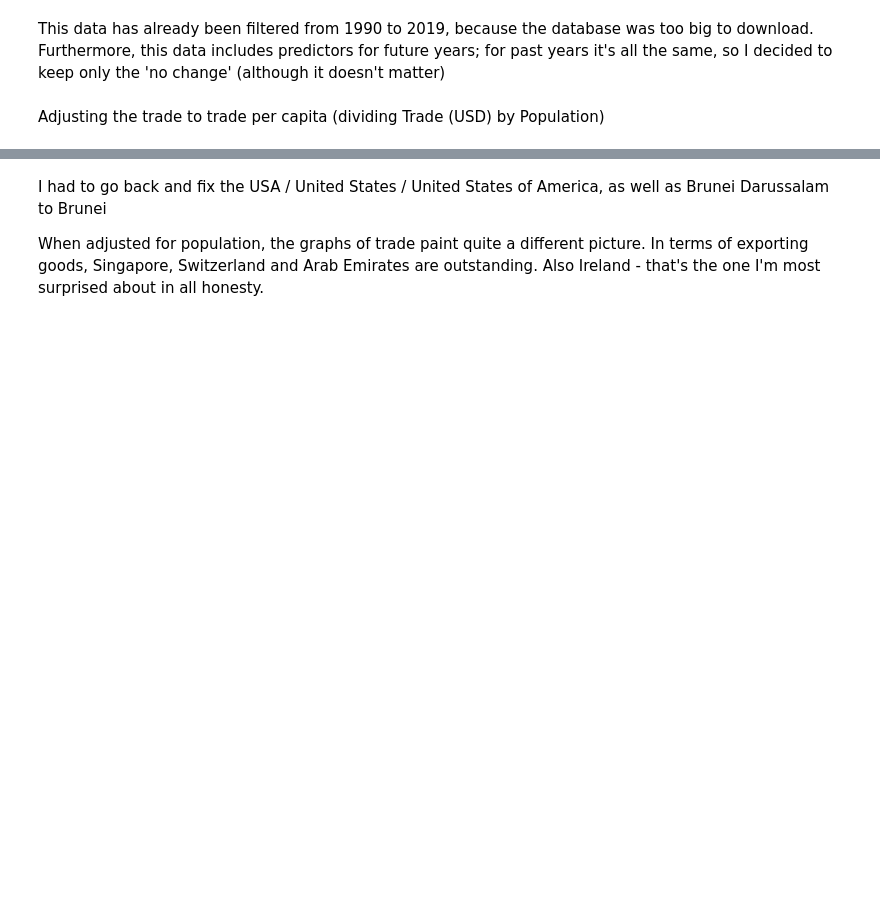
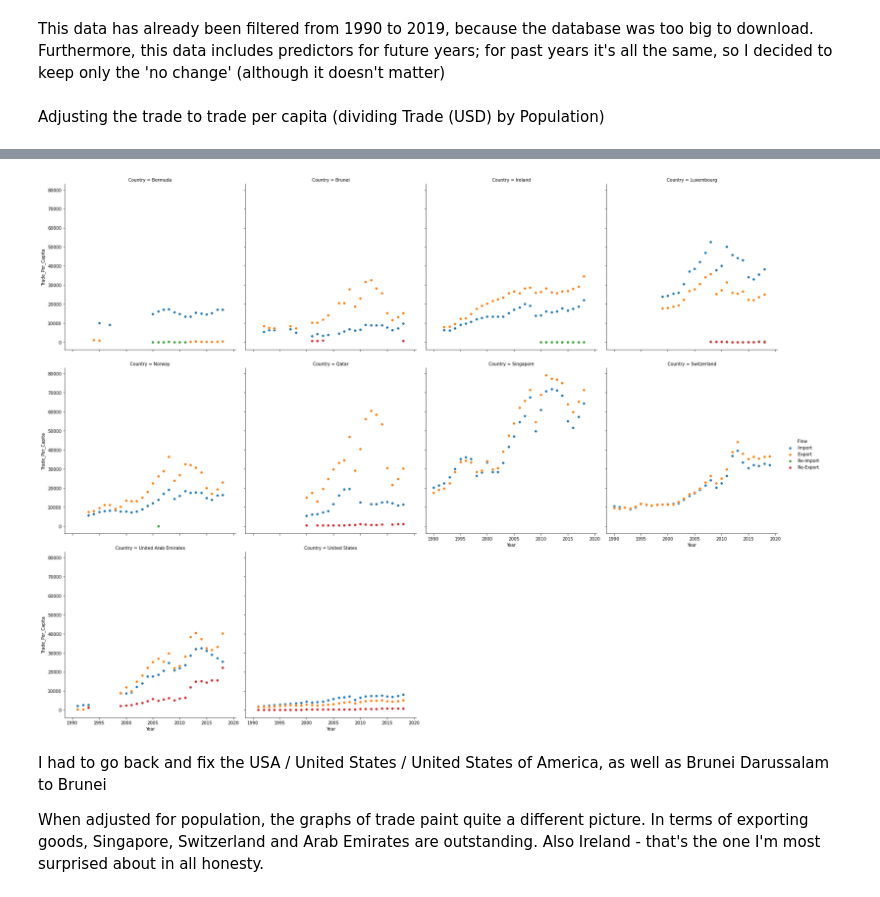
Before and after one commit to tomoumer/un_data_question-tomoumer, a Jupyter notebook: notebooks/UN_Data_Solo.ipynb, the cells around one changed output, grey strips where cells are left out. Saved outputs shown, nothing was run; the diff lists cells and outputs as text; code cells hidden in the pictures; blank space fills up the shorter version.

```diff
--- a/notebooks/UN_Data_Solo.ipynb
+++ b/notebooks/UN_Data_Solo.ipynb
@@ -109,13 +151,17 @@ This data has already been filtered from 1990 to 2019, because the database was
 # %%
 population = (
     population
-    .loc[population['Variant'] == 'No change']
-    .drop(columns='Variant')
-    .rename(columns={'Country or Area' : 'Country', 'Year(s)' : 'Year', 'Value' : 'Population'})
+        .loc[population['Variant'] == 'No change']
+        .drop(columns='Variant')
+        .rename(columns={'Country or Area' : 'Country', 'Year(s)' : 'Year', 'Value' : 'Population'})
 )
-population['Country'] = population['Country'].str.replace('United States of America', 'United States')
-population['Country'] = population['Country'].str.replace('Brunei Darussalam', 'Brunei')
-population['Country'] = population['Country'].str.replace(r'Bolivia.+', 'Bolivia', regex=True)
+
+population['Country'] = (
+    population['Country']
+        .str.replace('United States of America', 'United States')
+        .str.replace('Brunei Darussalam', 'Brunei')
+        .str.replace(r'Bolivia.+', 'Bolivia', regex=True)
+)
 # %%
 #did not realize this at first, the population was in thousands; need to multiply!
 population['Population'] = population['Population'] * 1000
@@ -130,13 +183,24 @@ gdp_trade_pop.head()
 # %%
-g3 = sns.FacetGrid(
-    gdp_trade_pop.loc[gdp_trade_pop['Country'].isin(top10_gdp)],
-    col='Country',
-    col_wrap=4,
-    hue='Flow',
-    height=6
-)
-g3.map(sns.scatterplot, 'Year', 'Trade_Per_Capita')
-g3.add_legend()
+#g3 = sns.FacetGrid(
+#    gdp_trade_pop.loc[gdp_trade_pop['Country'].isin(top10_gdp)],
+#    col='Country',
+#    col_wrap=4,
+#    hue='Flow',
+#    height=6
+#)
+#g3.map(sns.scatterplot, 'Year', 'Trade_Per_Capita')
+#g3.add_legend()
+
+countries_plot(
+    dataset=gdp_trade_pop,
+    country_list=top10_gdp,
+    nplots_row = 4,
+    plot_x = 'Year',
+    plot_y = 'Trade_Per_Capita',
+    hue_var = 'Flow'
+    )
+# %% [output]
+[figure, added]
 # %% [markdown]
 I had to go back and fix the USA / United States / United States of America, as well as Brunei Darussalam to Brunei
 
```
Also changed, not shown: parts of 52 cells of this notebook.
